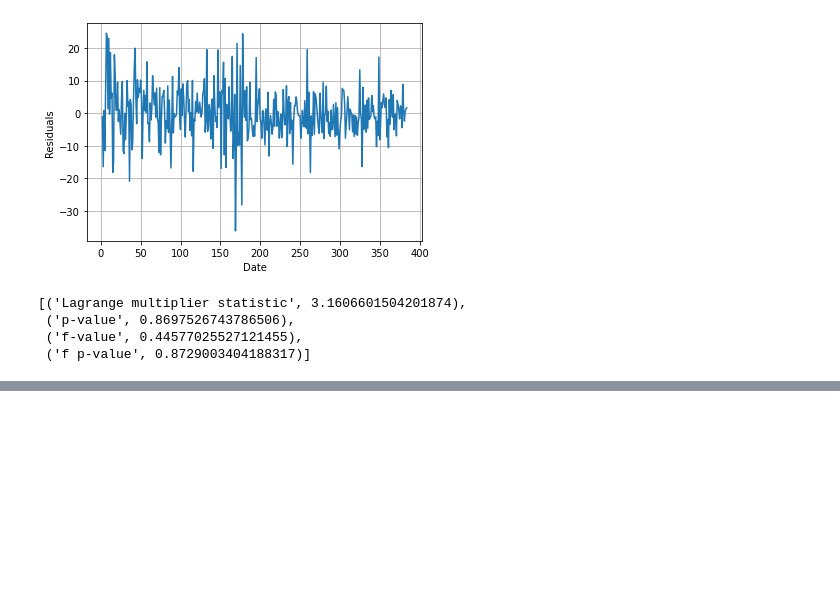
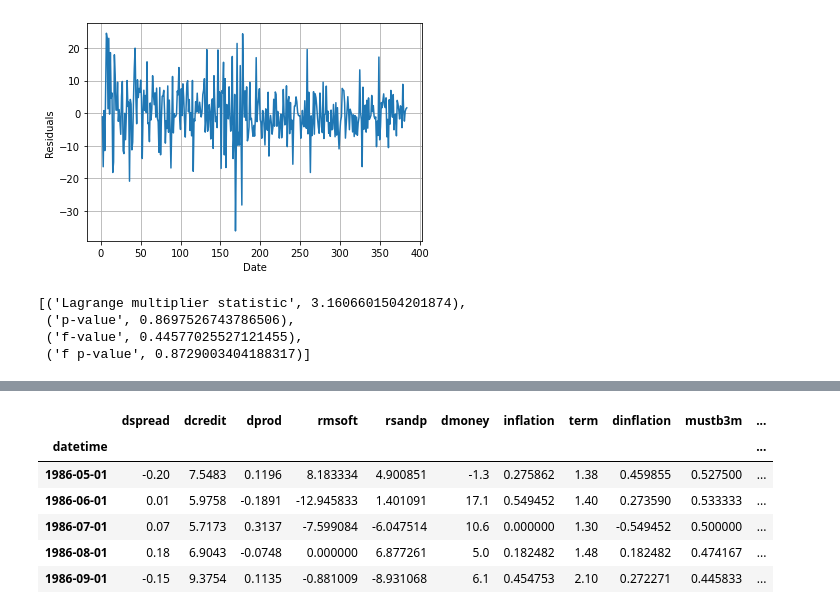
Before and after one commit to faisalnawazmir/Econometrics-ML_for_Finance, a Jupyter notebook: Diagnosis_Econometrics.ipynb, the cells around one changed output, grey strips where cells are left out. Cells and saved outputs as stored; diff of their text form; code cells hidden in the pictures; blank space fills up the shorter version.

```diff
--- a/Diagnosis_Econometrics.ipynb
+++ b/Diagnosis_Econometrics.ipynb
@@ -80,0 +232,13 @@ lzip(name, test)
+# %%
+data['datetime'] = pd.to_datetime(data['date'])
+data= data.set_index('datetime')
+data.drop(['date'], axis=1, inplace=True)
+data.head()
+# %% [output]
+|  | dspread | dcredit | dprod | rmsoft | rsandp | dmoney | inflation | term | dinflation | mustb3m | ... |
+| datetime |  |  |  |  |  |  |  |  |  |  | ... |
+| 1986-05-01 | -0.20 | 7.5483 | 0.1196 | 8.183334 | 4.900851 | -1.3 | 0.275862 | 1.38 | 0.459855 | 0.527500 | ... |
+| 1986-06-01 | 0.01 | 5.9758 | -0.1891 | -12.945833 | 1.401091 | 17.1 | 0.549452 | 1.40 | 0.273590 | 0.533333 | ... |
+| 1986-07-01 | 0.07 | 5.7173 | 0.3137 | -7.599084 | -6.047514 | 10.6 | 0.000000 | 1.30 | -0.549452 | 0.500000 | ... |
+| 1986-08-01 | 0.18 | 6.9043 | -0.0748 | 0.000000 | 6.877261 | 5.0 | 0.182482 | 1.48 | 0.182482 | 0.474167 | ... |
+| 1986-09-01 | -0.15 | 9.3754 | 0.1135 | -0.881009 | -8.931068 | 6.1 | 0.454753 | 2.10 | 0.272271 | 0.445833 | ... |
```
Also changed, not shown: parts of 57 cells of this notebook.
